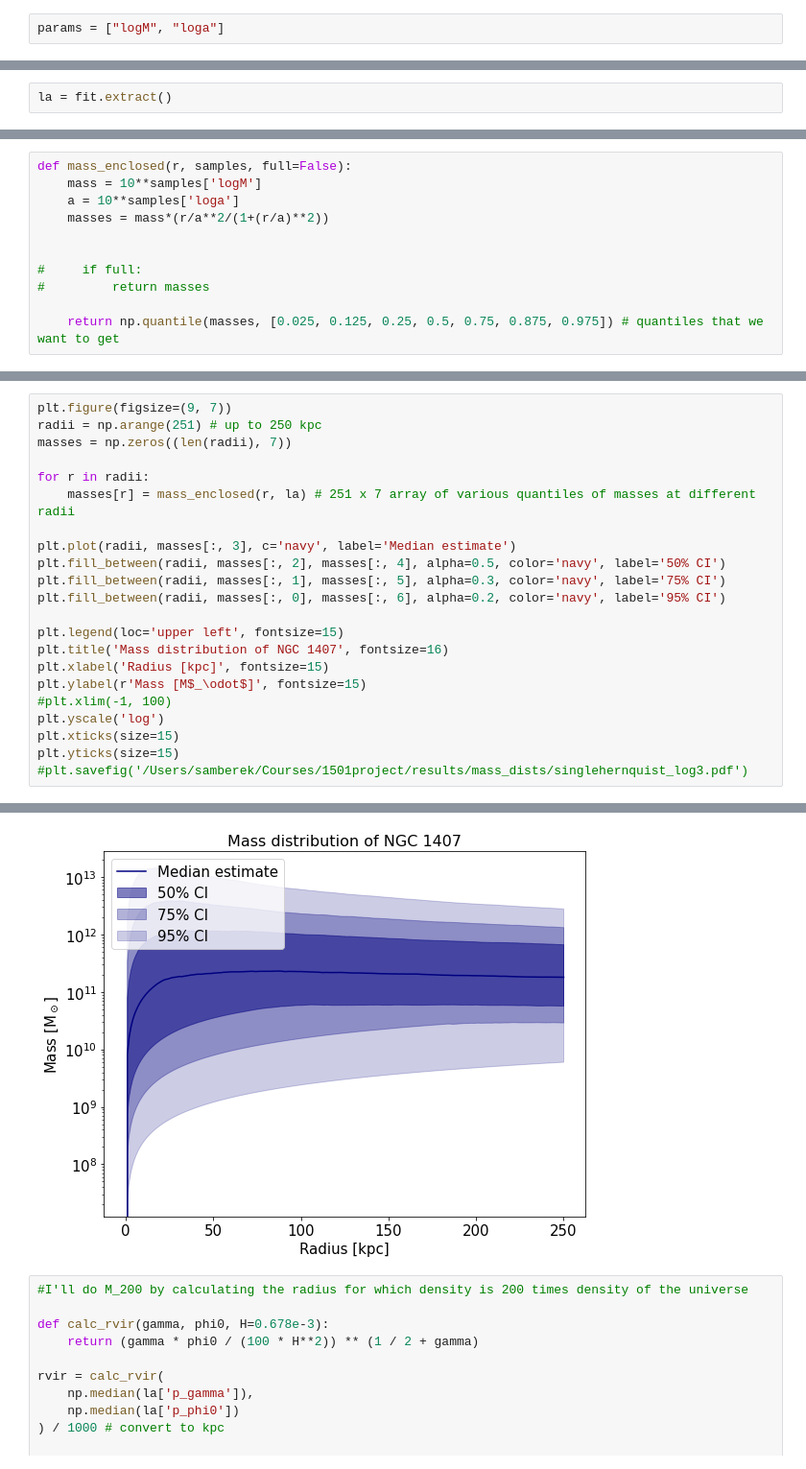
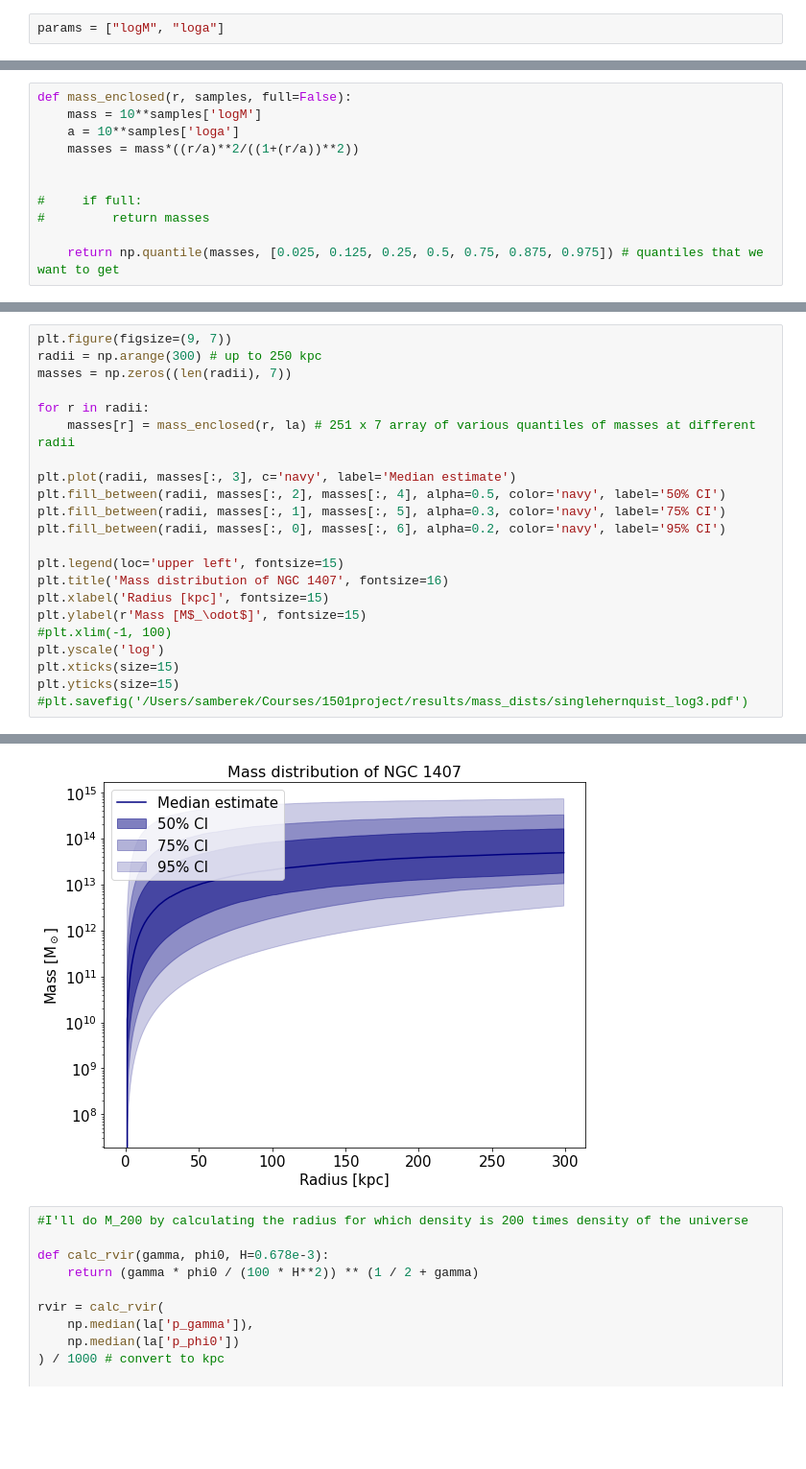
Before and after one commit to samberek/ast1501, a Jupyter notebook: pystan_ngc1407.ipynb, the cells around one changed output, grey strips where cells are left out. Shown at 96% size. Drawn from its saved outputs; the diff is of its cells as text; blank space fills up the shorter version.

```diff
--- a/pystan_ngc1407.ipynb
+++ b/pystan_ngc1407.ipynb
@@ -205,2 +140,0 @@ array([[<matplotlib.axes._subplots.AxesSubplot object at 0x...>,
-# %%
-la = fit.extract()
@@ -208,7 +175,7 @@ la = fit.extract()
 def mass_enclosed(r, samples, full=False):
     mass = 10**samples['logM']
     a = 10**samples['loga']
-    masses = mass*(r/a**2/(1+(r/a)**2))
+    masses = mass*((r/a)**2/((1+(r/a))**2))
 
 
 #     if full:
@@ -222,6 +189,6 @@ Enclosed mass: 1.675e+11
 # %%
 plt.figure(figsize=(9, 7))
-radii = np.arange(251) # up to 250 kpc
+radii = np.arange(300) # up to 250 kpc
 masses = np.zeros((len(radii), 7))
 
 for r in radii:
@@ -248,4 +215,4 @@ plt.yticks(size=15)
-[figure, old version]
+[figure, new version]
 # %%
 #I'll do M_200 by calculating the radius for which density is 200 times density of the universe
 
```
Also changed, not shown: parts of 17 cells of this notebook, 1 other file.
